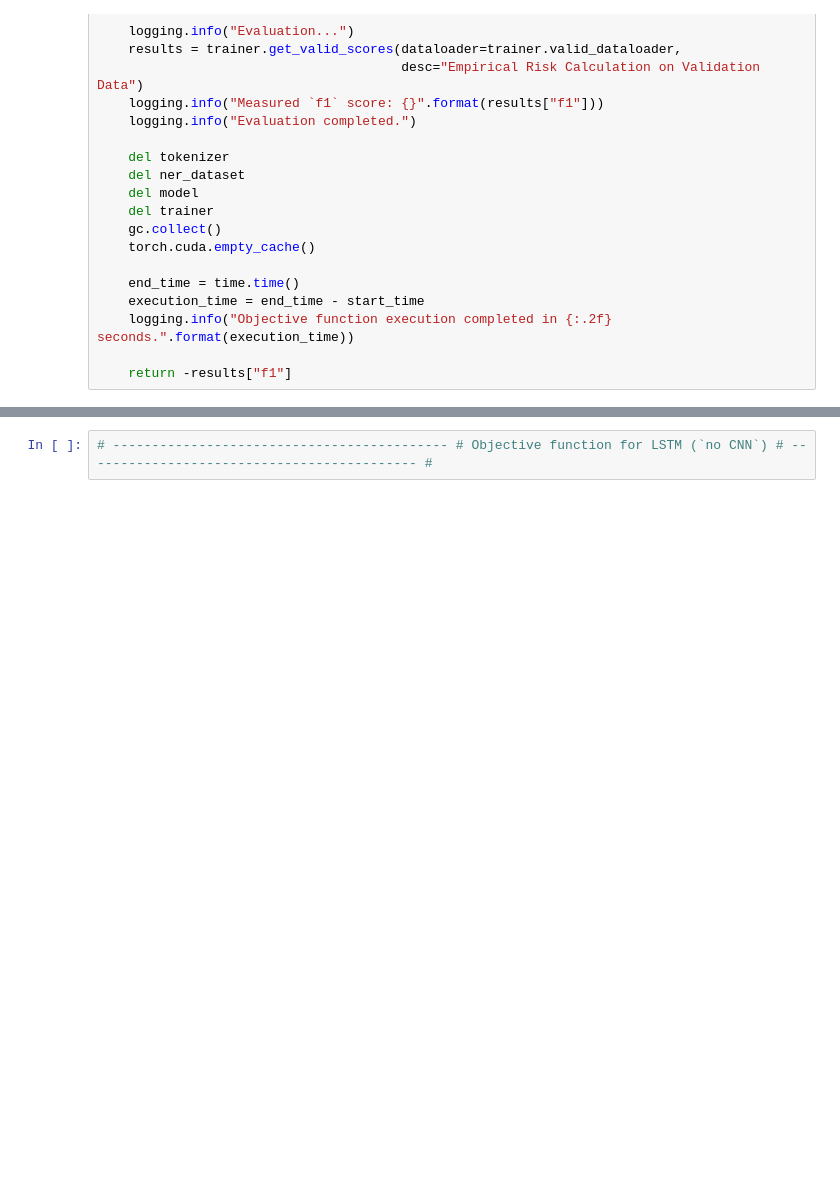
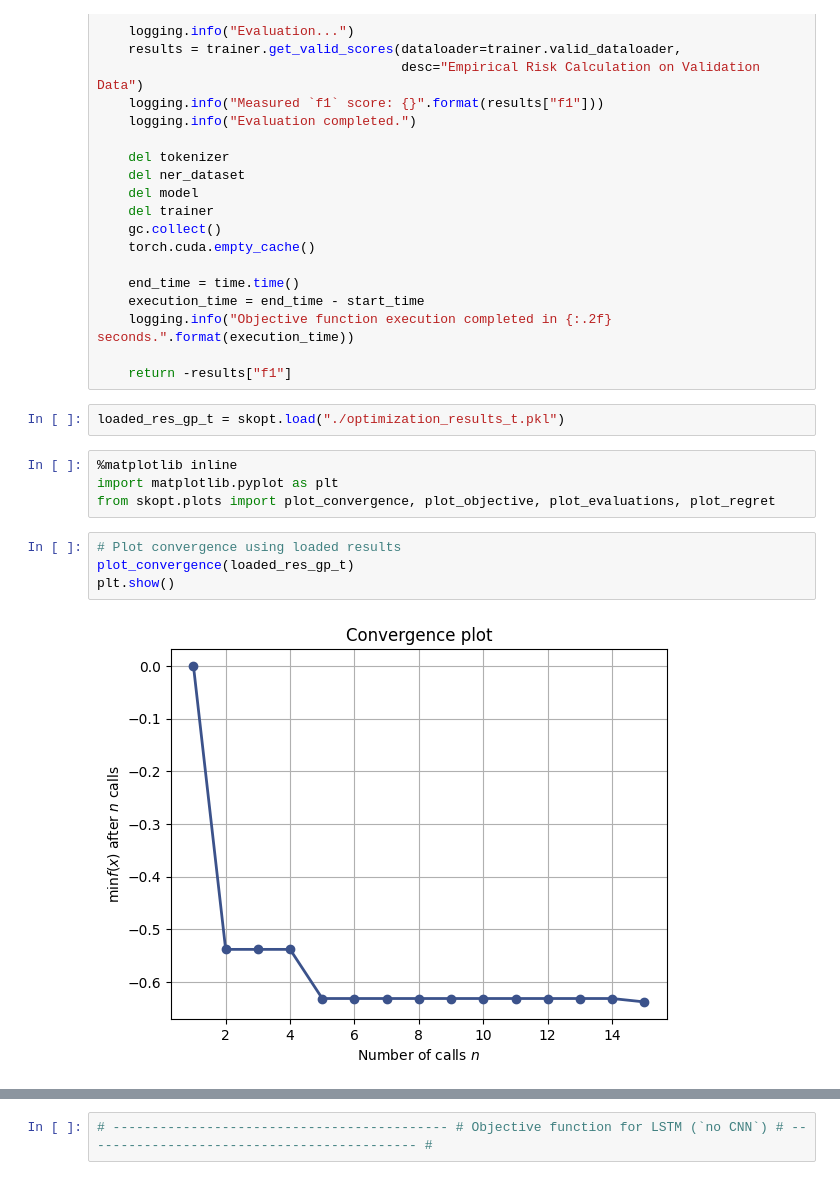
Before and after one commit to Nid989/IDAML2_Project, a Jupyter notebook: idaml2_project.ipynb, the cells around one changed output, grey strips where cells are left out. Cells and saved outputs as stored; diff of their text form; blank space fills up the shorter version.

```diff
--- a/idaml2_project.ipynb
+++ b/idaml2_project.ipynb
@@ -1235,3 +1262,15 @@ def t_objective_fxn(max_sequence_len: int, batch_size: int, num_epochs: int,
     logging.info("Objective function execution completed in {:.2f} seconds.".format(execution_time))
 
     return -results["f1"]
+# %%
+loaded_res_gp_t = skopt.load("./optimization_results_t.pkl")
+# %%
+%matplotlib inline
+import matplotlib.pyplot as plt
+from skopt.plots import plot_convergence, plot_objective, plot_evaluations, plot_regret
+# %%
+# Plot convergence using loaded results
+plot_convergence(loaded_res_gp_t)
+plt.show()
+# %% [output]
+[figure, added]
```
Also changed, not shown: parts of 32 cells of this notebook.
